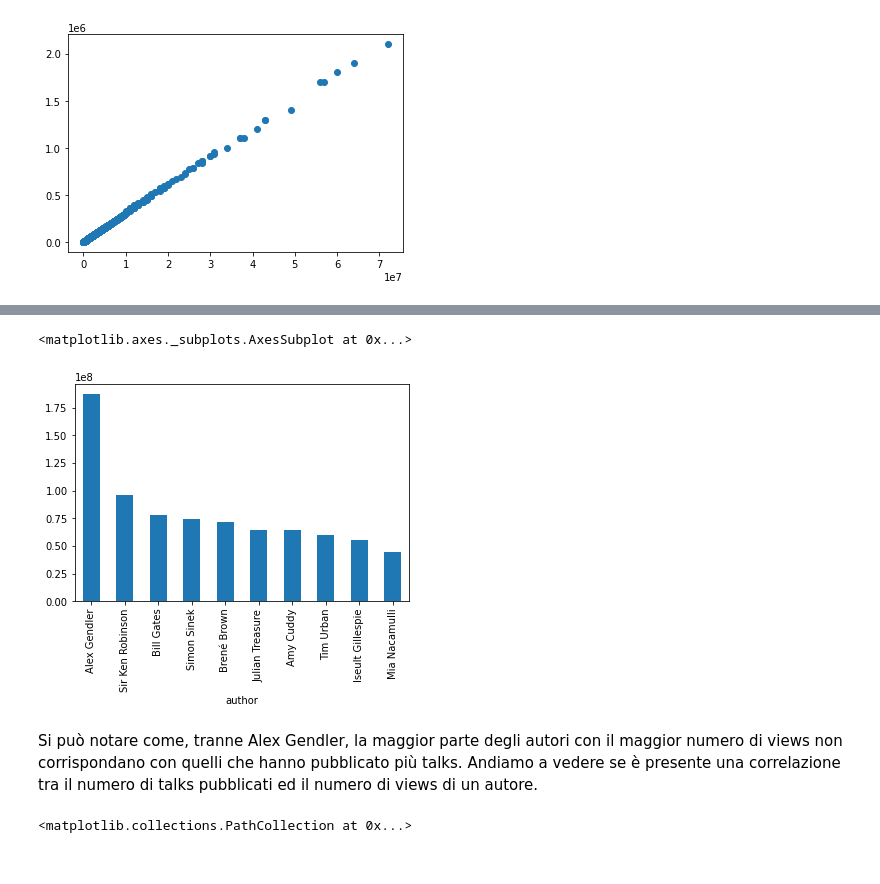
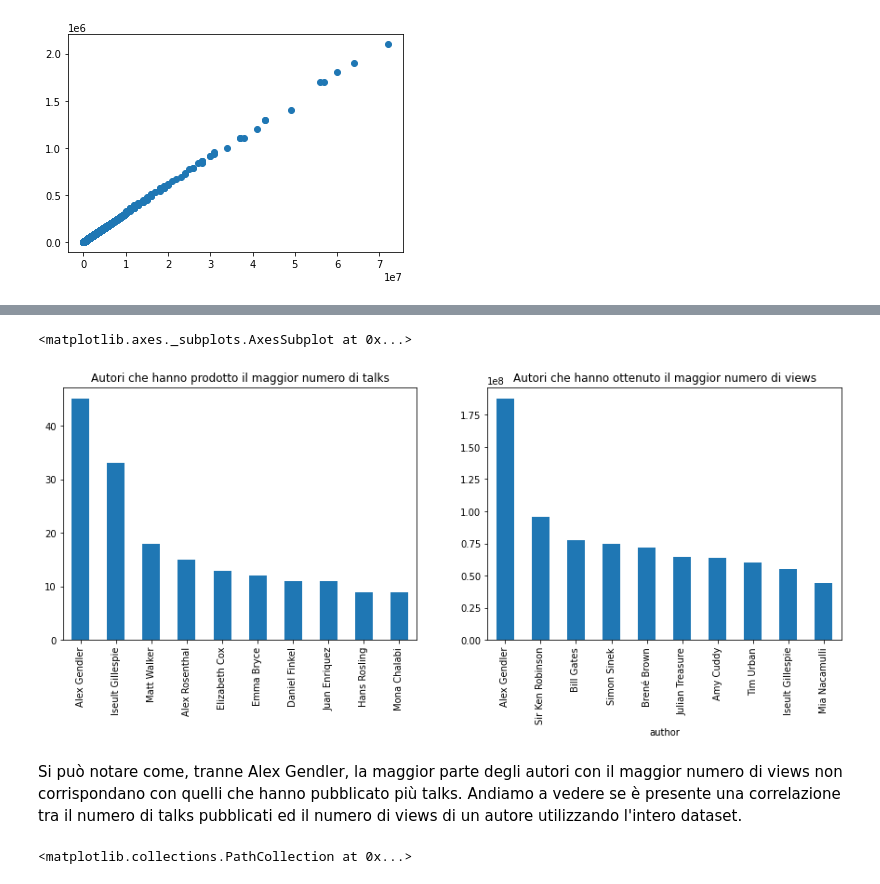
Before and after one commit to Fili00/Analisi_TedTalkDataset, a Jupyter notebook: progetto.ipynb, the cells around one changed output, grey strips where cells are left out. Saved outputs shown, nothing was run; the diff lists cells and outputs as text; code cells hidden in the pictures.

```diff
--- a/progetto.ipynb
+++ b/progetto.ipynb
@@ -141,12 +196,23 @@ Adesso andiamo a vedere quali sono gli autori che hanno ottenuto il maggior nume
-# %%
-authorViews = ted.sort_values(by='author').groupby('author')['views'].sum() #normalizzazione
-authorViewsLimited = authorViews.nlargest(10)
-authorViewsLimited.plot(kind='bar')
-# %% [output]
-<matplotlib.axes._subplots.AxesSubplot at 0x...>
-[figure, removed]
+# %%
+authorProduct = ted.sort_values(by='author')['author'].value_counts()
+authorProductLimited = authorProduct.nlargest(10)
+
+
+authorViews = ted.sort_values(by='author').groupby('author')['views'].sum() #normalizzazione
+authorViewsLimited = authorViews.nlargest(10)
+
+
+
+plt.figure(figsize=(15,5))
+plt.subplot(1,2,1)
+authorProductLimited.plot(kind='bar', title="Autori che hanno prodotto il maggior numero di talks")
+plt.subplot(1,2,2)
+authorViewsLimited.plot(kind='bar', title="Autori che hanno ottenuto il maggior numero di views")
+# %% [output]
+<matplotlib.axes._subplots.AxesSubplot at 0x...>
+[figure, added]
 # %% [markdown]
-Si può notare come, tranne Alex Gendler, la maggior parte degli autori con il maggior numero di views non corrispondano con quelli che hanno pubblicato più talks. Andiamo a vedere se è presente una correlazione tra il numero di talks pubblicati ed il numero di views di un autore.
+Si può notare come, tranne Alex Gendler, la maggior parte degli autori con il maggior numero di views non corrispondano con quelli che hanno pubblicato più talks. Andiamo a vedere se è presente una correlazione tra il numero di talks pubblicati ed il numero di views di un autore utilizzando l'intero dataset.
 # %%
 plt.scatter(authorViews, authorProduct.sort_index())
 # %% [output]
```
Also changed, not shown: parts of 62 cells of this notebook.
